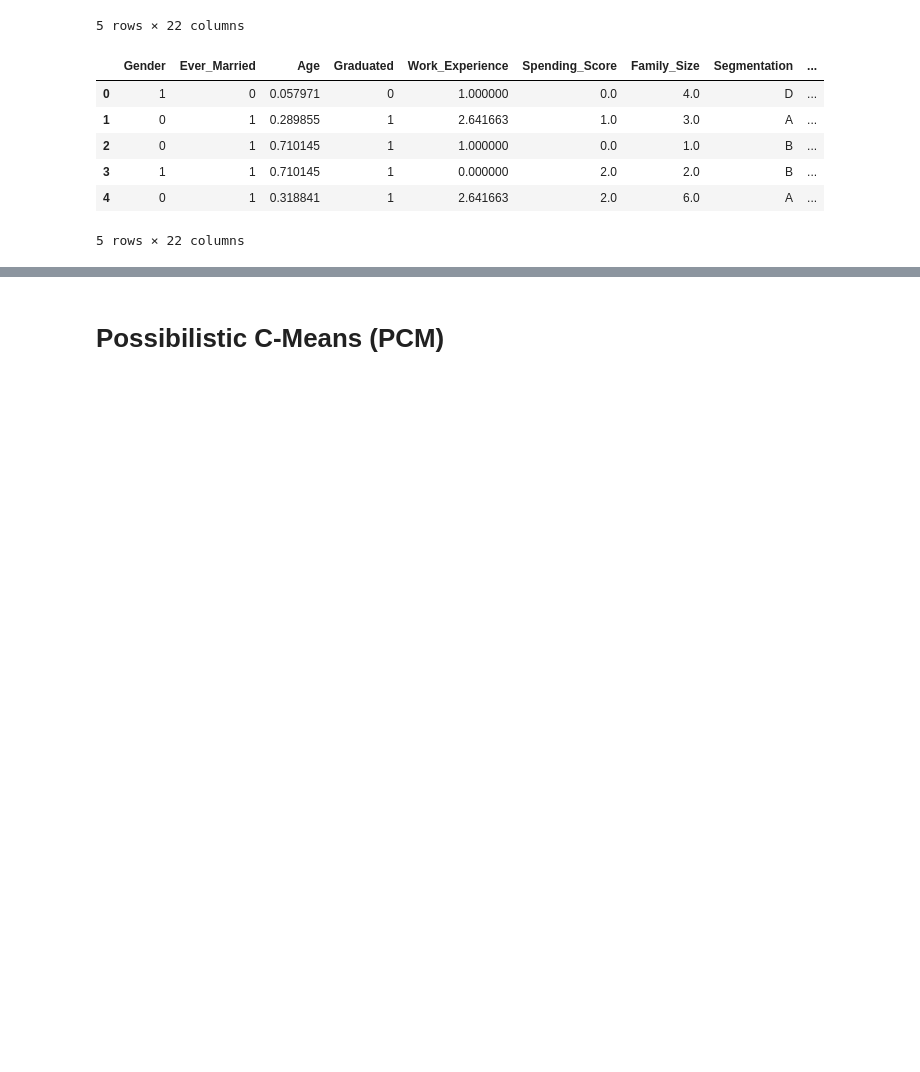
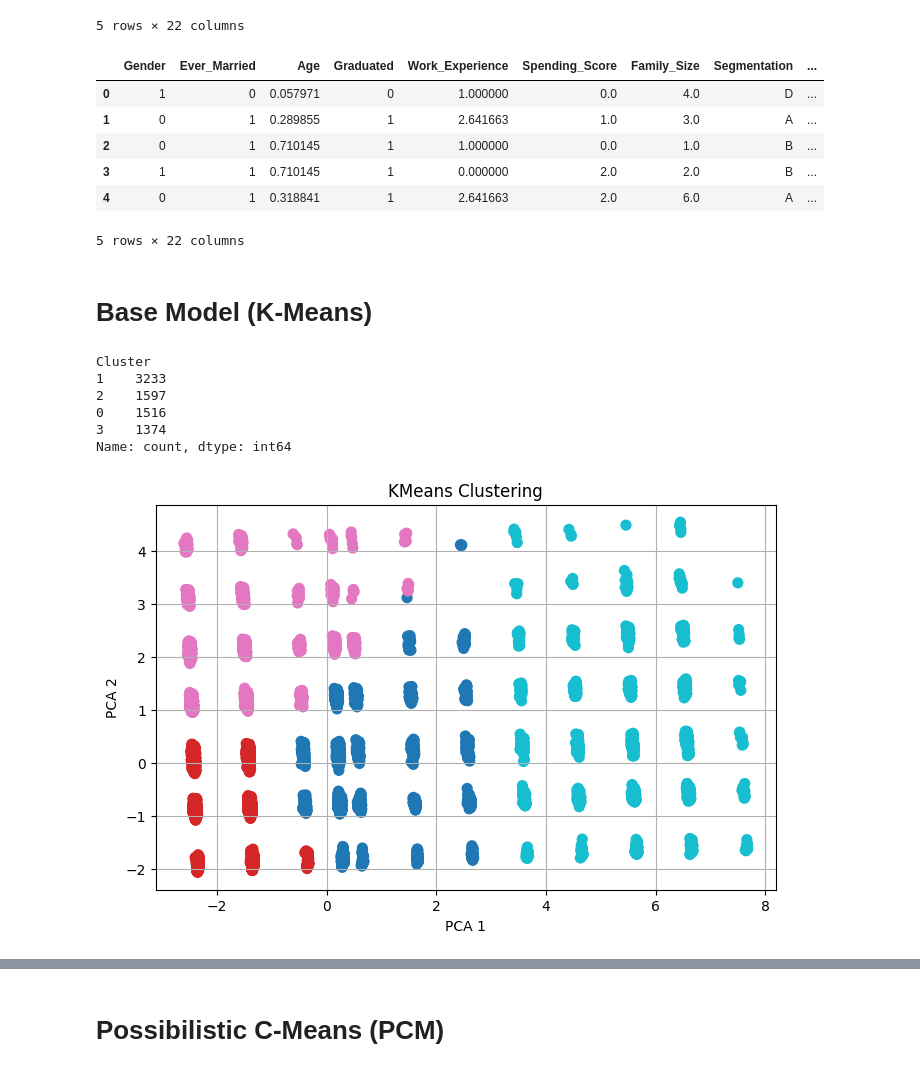
Before and after one commit to Ahmed-alaa47/CI-Project, a Jupyter notebook: CI_project.ipynb, the cells around one changed output, grey strips where cells are left out. Drawn from its saved outputs; the diff is of its cells as text; code cells hidden in the pictures; blank space fills up the shorter version.

```diff
--- a/CI_project.ipynb
+++ b/CI_project.ipynb
@@ -164,0 +183,20 @@ df_cleaned.head()
+# %% [markdown]
+# Base Model (K-Means)
+# %%
+from sklearn.cluster import KMeans
+
+kmeans = KMeans(n_clusters=4, random_state=42)
+kmeans_labels = kmeans.fit_predict(X)
+
+df_clusters = pd.DataFrame(kmeans.labels_, columns=['Cluster'])
+print(df_clusters['Cluster'].value_counts())
+
+plot_clusters(X, kmeans_labels, "KMeans Clustering")
+# %% [output]
+Cluster
+1    3233
+2    1597
+0    1516
+3    1374
+Name: count, dtype: int64
+[figure, added]
```
Also changed, not shown: parts of 18 cells of this notebook, 3 other files.
